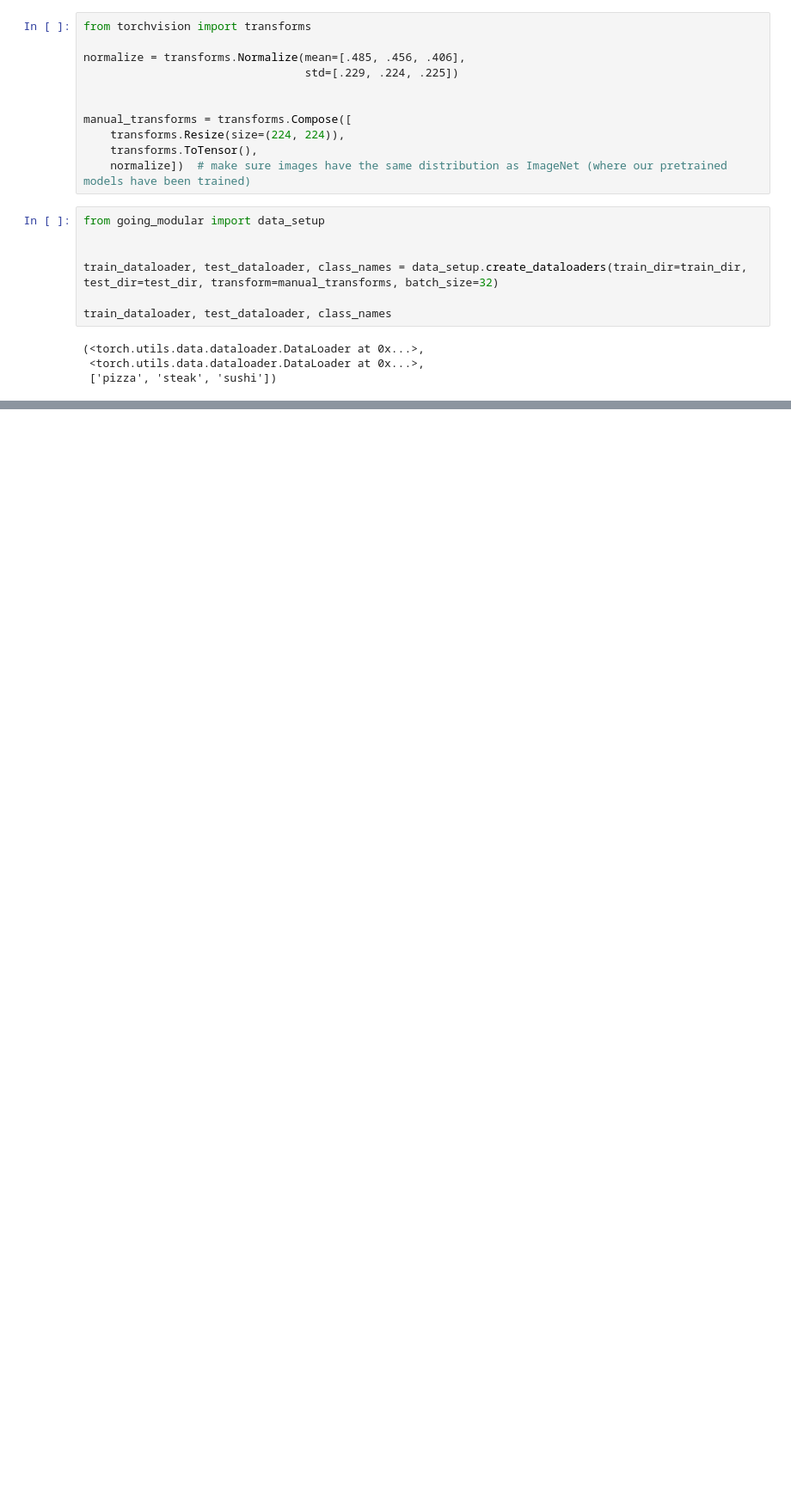
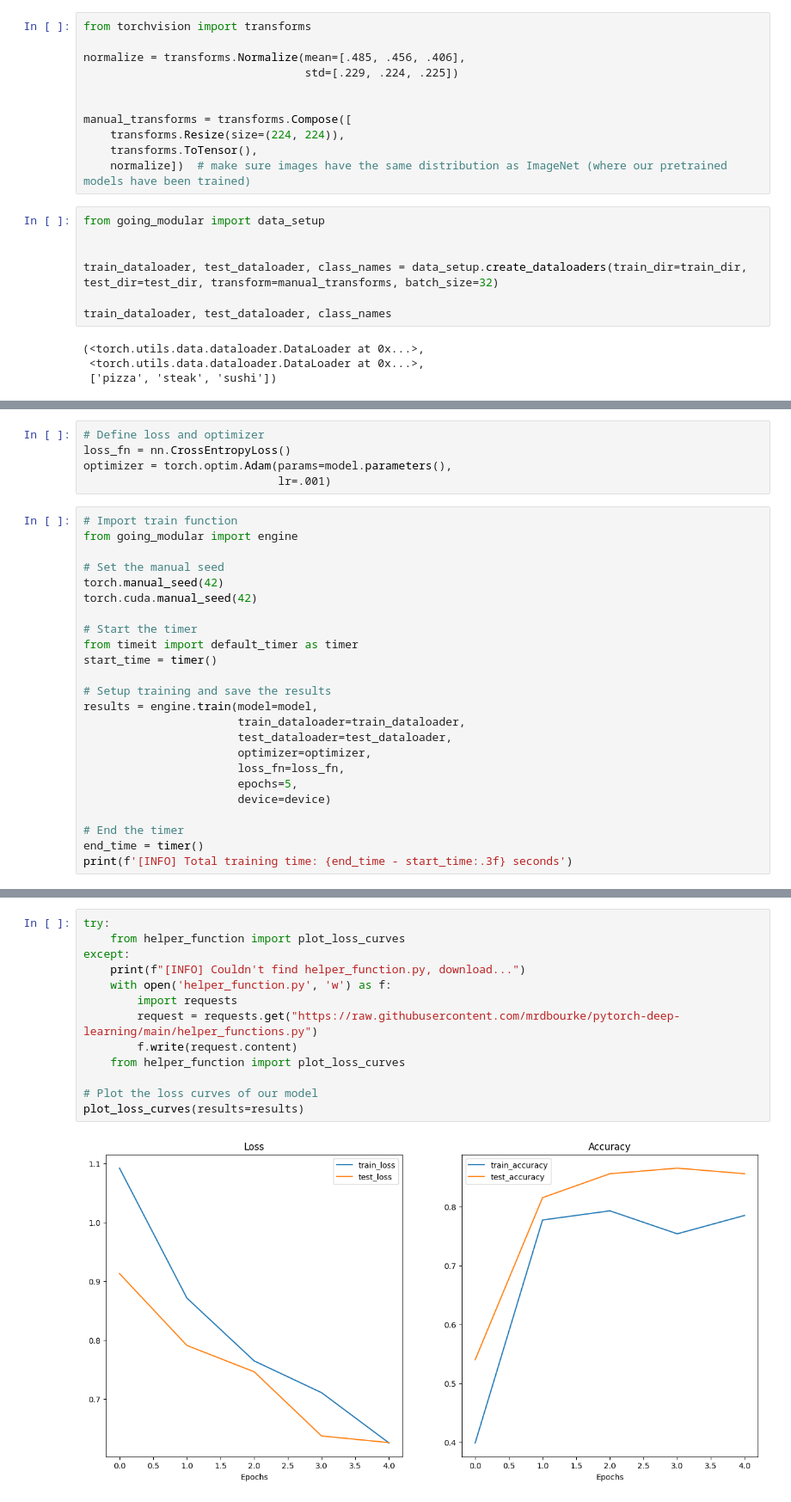
Before and after one commit to VanLinLin/PyTorch-for-Deep-Learning-Bootcamp, a Jupyter notebook: 06_pytorch_transfer_learning.ipynb, the cells around one changed output, grey strips where cells are left out. Shown at 86% size. Drawn from its saved outputs; the diff is of its cells as text; blank space fills up the shorter version.

```diff
--- a/06_pytorch_transfer_learning.ipynb
+++ b/06_pytorch_transfer_learning.ipynb
@@ -134,0 +331,29 @@ train_dataloader, test_dataloader, class_names
+# %%
+# Define loss and optimizer
+loss_fn = nn.CrossEntropyLoss()
+optimizer = torch.optim.Adam(params=model.parameters(),
+                             lr=.001)
+# %%
+# Import train function
+from going_modular import engine
+
+# Set the manual seed
+torch.manual_seed(42)
+torch.cuda.manual_seed(42)
+
+# Start the timer
+from timeit import default_timer as timer
+start_time = timer()
+
+# Setup training and save the results
+results = engine.train(model=model,
+                       train_dataloader=train_dataloader,
+                       test_dataloader=test_dataloader,
+                       optimizer=optimizer,
+                       loss_fn=loss_fn,
+                       epochs=5,
+                       device=device)
+
+# End the timer
+end_time = timer()
+print(f'[INFO] Total training time: {end_time - start_time:.3f} seconds')
@@ -134,0 +369,15 @@ train_dataloader, test_dataloader, class_names
+# %%
+try:
+    from helper_function import plot_loss_curves
+except:
+    print(f"[INFO] Couldn't find helper_function.py, download...")
+    with open('helper_function.py', 'w') as f:
+        import requests
+        request = requests.get("https://raw.githubusercontent.com/mrdbourke/pytorch-deep-learning/main/helper_functions.py")
+        f.write(request.content)
+    from helper_function import plot_loss_curves
+
+# Plot the loss curves of our model
+plot_loss_curves(results=results)
+# %% [output]
+[figure, added]
```
Also changed, not shown: parts of 23 cells of this notebook.
